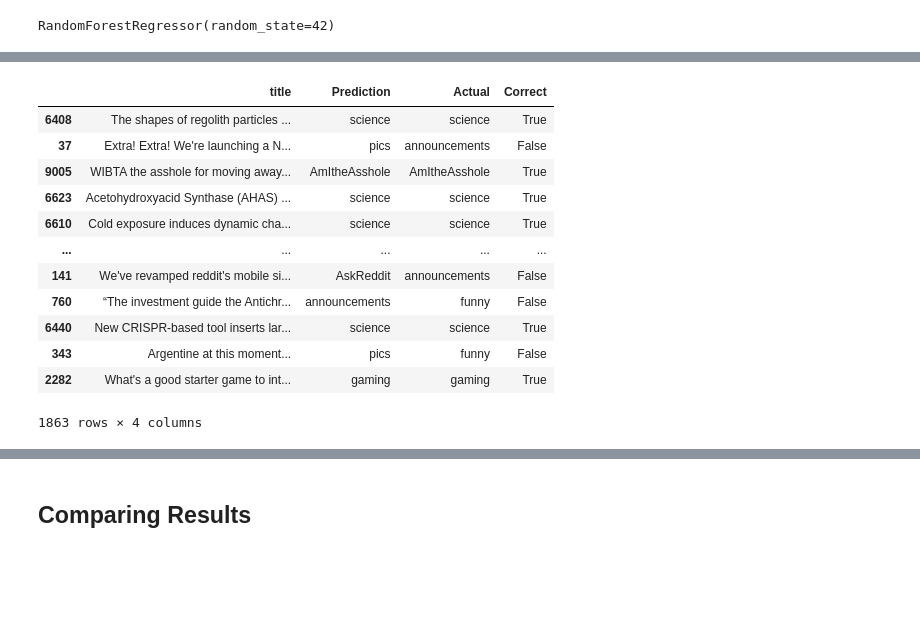
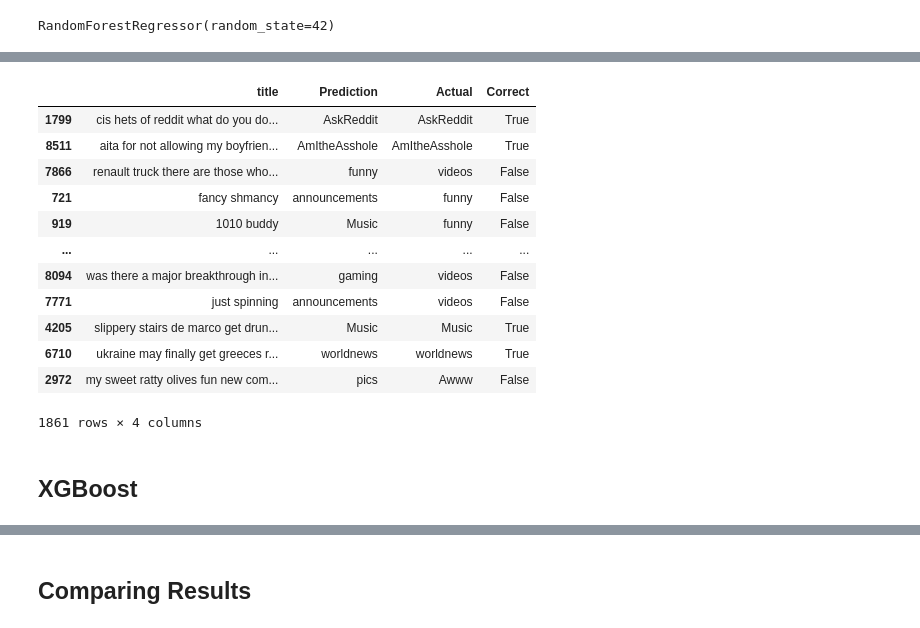
Before and after one commit to rainonej/Reddit-Projects, a Jupyter notebook: Subreddit Prediction.ipynb, the cells around one changed output, grey strips where cells are left out. Saved outputs shown, nothing was run; the diff lists cells and outputs as text; code cells hidden in the pictures; blank space fills up the shorter version.

```diff
--- a/Subreddit Prediction.ipynb
+++ b/Subreddit Prediction.ipynb
@@ -120,7 +131,7 @@ df
 from sklearn.model_selection import train_test_split
 
 # Split the data into training and testing sets
-X_train, X_test, Y_train, Y_test = train_test_split(df['title'], df['subreddit'], test_size=0.2)
+X_train, X_test, Y_train, Y_test = train_test_split(df['title'], df['subreddit_num'], test_size=0.2)
 
 # Get the indices of the test set samples for later use
 test_indices = X_test.index
@@ -190,6 +202,8 @@ new_predictions = Models[(featureName, classifierName)].predict(new_vectors)
 
 output = pd.DataFrame({'title': X_test, 'Prediction':new_predictions, 'Actual': Y_test})
 output['Correct'] = output['Prediction'] == output['Actual']
+output['Prediction'] = le.inverse_transform(output['Prediction'])
+output['Actual'] = le.inverse_transform(output['Actual'])
 Predictions[(featureName, classifierName)] = output
 output
 # %% [output]
@@ -216,21 +230,14 @@ featureName = 'BoW'
 # %%
 # Import the model we are using
 from sklearn.ensemble import RandomForestRegressor
-from sklearn.preprocessing import LabelEncoder
-import numpy as np
 
-# Convert the labels to numerical values
-le = LabelEncoder()
-Y_train_num = np.array(Y_train)
-Y_train_num = le.fit_transform(Y_train_num)
-Y_test_num = le.transform(Y_test)
 
 # Instantiate model with 1000 decision trees
 Models[(featureName, classifierName)] = RandomForestRegressor(n_estimators=100, random_state=42)
 # %%
 
 # Train the model on training data
-Models[(featureName, classifierName)].fit(Features[featureName], Y_train_num)
+Models[(featureName, classifierName)].fit(Features[featureName], Y_train)
 # %% [output]
 RandomForestRegressor(random_state=42)
 # %%
@@ -257,28 +263,31 @@ output
 # %%
 # Test the model on some new data
 
 new_vectors = Embedding[featureName].transform(X_test)
 
 new_predictions = Models[(featureName, classifierName)].predict(new_vectors)
 
 output = pd.DataFrame({'title': X_test, 'Prediction':new_predictions, 'Actual': Y_test})
 output['Prediction'] = output['Prediction'].map(round)
+output['Correct'] = output['Prediction'] == output['Actual']
 output['Prediction'] = le.inverse_transform(output['Prediction'])
-output['Correct'] = output['Prediction'] == output['Actual']
+output['Actual'] = le.inverse_transform(output['Actual'])
 
 Predictions[(featureName, classifierName)] = output
 output
 # %% [output]
 |  | title | Prediction | Actual | Correct |
-| 6408 | The shapes of regolith particles ... | science | science | True |
-| 37 | Extra! Extra! We're launching a N... | pics | announcements | False |
-| 9005 | WIBTA the asshole for moving away... | AmItheAsshole | AmItheAsshole | True |
-| 6623 | Acetohydroxyacid Synthase (AHAS) ... | science | science | True |
-| 6610 | Cold exposure induces dynamic cha... | science | science | True |
+| 1799 | cis hets of reddit what do you do... | AskReddit | AskReddit | True |
+| 8511 | aita for not allowing my boyfrien... | AmItheAsshole | AmItheAsshole | True |
+| 7866 | renault truck there are those who... | funny | videos | False |
+| 721 | fancy shmancy | announcements | funny | False |
+| 919 | 1010 buddy | Music | funny | False |
 | ... | ... | ... | ... | ... |
-| 141 | We've revamped reddit's mobile si... | AskReddit | announcements | False |
-| 760 | “The investment guide the Antichr... | announcements | funny | False |
-| 6440 | New CRISPR-based tool inserts lar... | science | science | True |
-| 343 | Argentine at this moment... | pics | funny | False |
-| 2282 | What's a good starter game to int... | gaming | gaming | True |
+| 8094 | was there a major breakthrough in... | gaming | videos | False |
+| 7771 | just spinning | announcements | videos | False |
+| 4205 | slippery stairs de marco get drun... | Music | Music | True |
+| 6710 | ukraine may finally get greeces r... | worldnews | worldnews | True |
+| 2972 | my sweet ratty olives fun new com... | pics | Awww | False |
-1863 rows × 4 columns
+1861 rows × 4 columns
+# %% [markdown]
+## XGBoost
```
Also changed, not shown: parts of 12 cells of this notebook.
